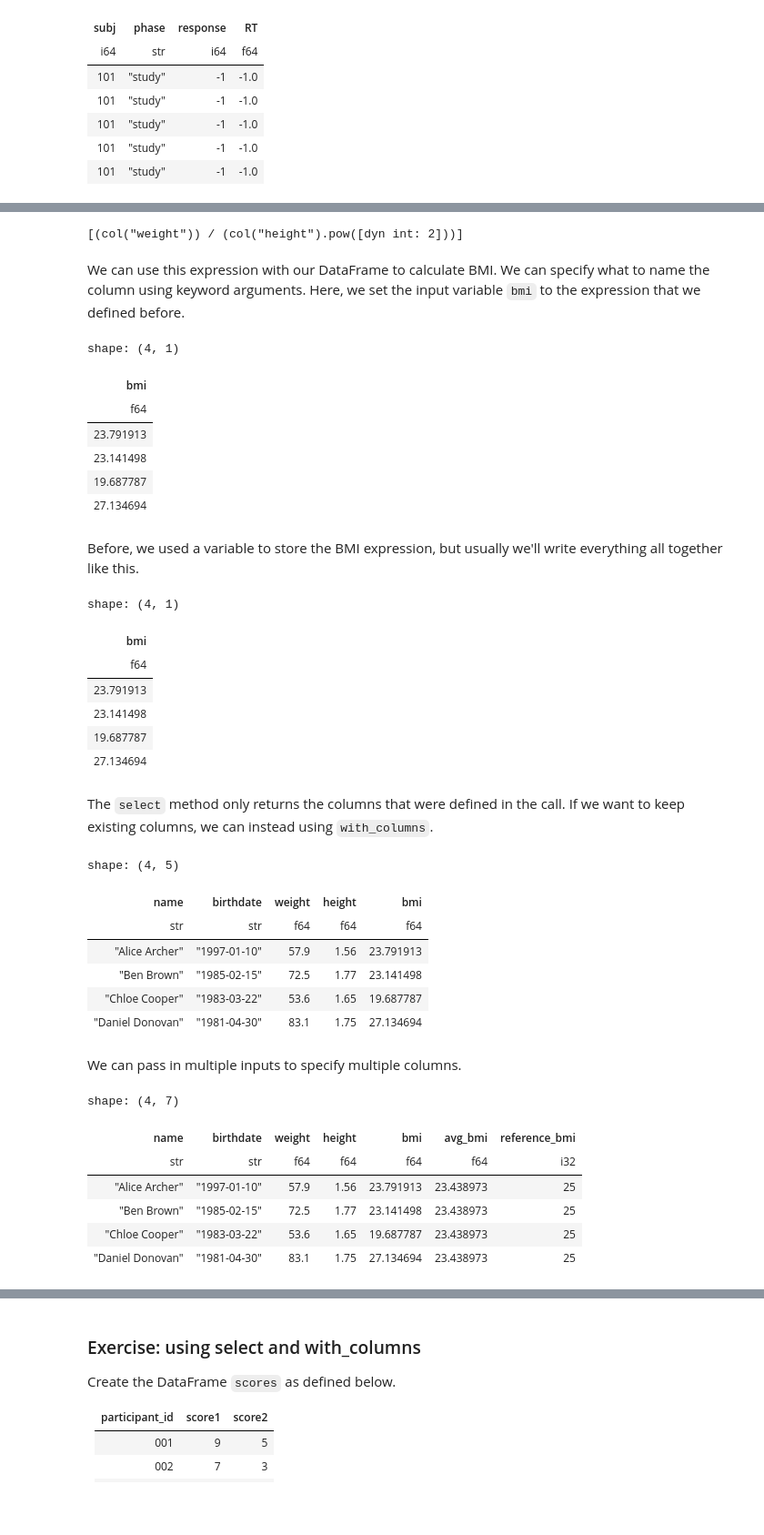
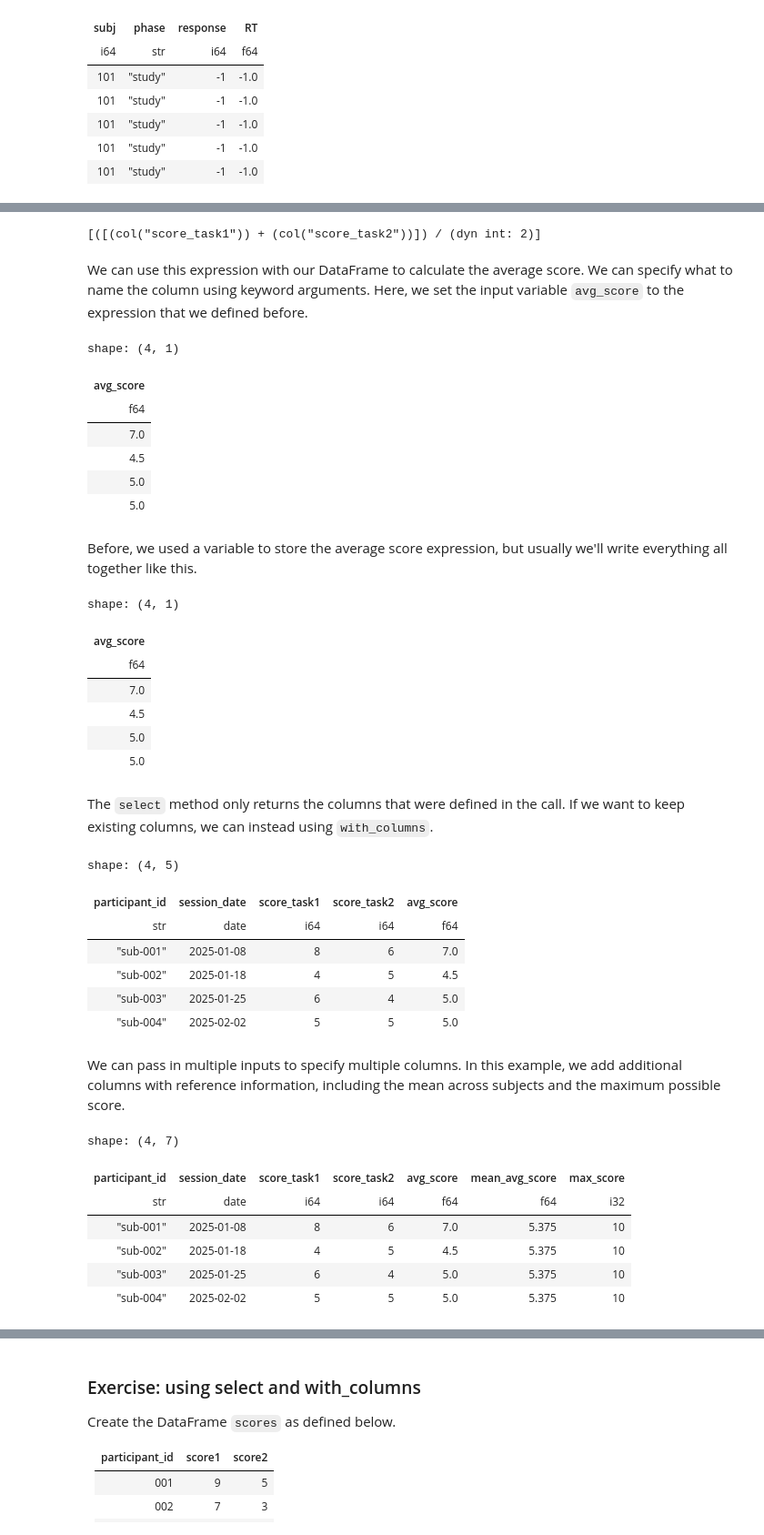
Before and after one commit to mortonne/datascipsych, a Jupyter notebook: chapters/chapter7/data_frames.ipynb, the cells around one changed output, grey strips where cells are left out. Shown at 91% size. Cells and saved outputs as stored; diff of their text form; code cells hidden in the pictures; blank space fills up the shorter version.

Commit message:
refactor: replace people example with more relevant dataset

```diff
--- a/chapters/chapter7/data_frames.ipynb
+++ b/chapters/chapter7/data_frames.ipynb
@@ -242,5 +242,5 @@ Select is very powerful, and can be used for much more than just getting a subse
 # %%
-people = pl.read_csv("people.csv")
-people
+participants = pl.read_csv("participants.csv", try_parse_dates=True)
+participants
 # %% [output]
 shape: (4, 4)
@@ -255,58 +255,58 @@ In this example from the [Polars user guide](https://docs.pola.rs/user-guide/con
 # %%
-bmi_expr = pl.col("weight") / (pl.col("height") ** 2)
-print(bmi_expr)
+avg_expr = (pl.col("score_task1") + pl.col("score_task2")) / 2
+print(avg_expr)
 # %% [output]
-[(col("weight")) / (col("height").pow([dyn int: 2]))]
+[([(col("score_task1")) + (col("score_task2"))]) / (dyn int: 2)]
 # %% [markdown]
-We can use this expression with our DataFrame to calculate BMI. We can specify what to name the column using keyword arguments. Here, we set the input variable `bmi` to the expression that we defined before.
+We can use this expression with our DataFrame to calculate the average score. We can specify what to name the column using keyword arguments. Here, we set the input variable `avg_score` to the expression that we defined before.
 # %%
-people.select(bmi=bmi_expr)
+participants.select(avg_score=avg_expr)
 # %% [output]
 shape: (4, 1)
-| bmi |
+| avg_score |
 | f64 |
-| 23.791913 |
-| 23.141498 |
-| 19.687787 |
-| 27.134694 |
+| 7.0 |
+| 4.5 |
+| 5.0 |
+| 5.0 |
 # %% [markdown]
-Before, we used a variable to store the BMI expression, but usually we'll write everything all together like this.
+Before, we used a variable to store the average score expression, but usually we'll write everything all together like this.
 # %%
-people.select(bmi=pl.col("weight") / (pl.col("height") ** 2))
+participants.select(avg_score=(pl.col("score_task1") + pl.col("score_task2")) / 2)
 # %% [output]
 shape: (4, 1)
-| bmi |
+| avg_score |
 | f64 |
-| 23.791913 |
-| 23.141498 |
-| 19.687787 |
-| 27.134694 |
+| 7.0 |
+| 4.5 |
+| 5.0 |
+| 5.0 |
 # %% [markdown]
 The `select` method only returns the columns that were defined in the call. If we want to keep existing columns, we can instead using `with_columns`.
 # %%
-people.with_columns(bmi=pl.col("weight") / (pl.col("height") ** 2))
+participants.with_columns(avg_score=(pl.col("score_task1") + pl.col("score_task2")) / 2)
 # %% [output]
 shape: (4, 5)
-| name | birthdate | weight | height | bmi |
-| str | str | f64 | f64 | f64 |
-| "Alice Archer" | "1997-01-10" | 57.9 | 1.56 | 23.791913 |
-| "Ben Brown" | "1985-02-15" | 72.5 | 1.77 | 23.141498 |
-| "Chloe Cooper" | "1983-03-22" | 53.6 | 1.65 | 19.687787 |
-| "Daniel Donovan" | "1981-04-30" | 83.1 | 1.75 | 27.134694 |
+| participant_id | session_date | score_task1 | score_task2 | avg_score |
+| str | date | i64 | i64 | f64 |
+| "sub-001" | 2025-01-08 | 8 | 6 | 7.0 |
+| "sub-002" | 2025-01-18 | 4 | 5 | 4.5 |
+| "sub-003" | 2025-01-25 | 6 | 4 | 5.0 |
+| "sub-004" | 2025-02-02 | 5 | 5 | 5.0 |
 # %% [markdown]
-We can pass in multiple inputs to specify multiple columns.
+We can pass in multiple inputs to specify multiple columns. In this example, we add additional columns with reference information, including the mean across subjects and the maximum possible score.
 # %%
-people.with_columns(
-    bmi=bmi_expr,
-    avg_bmi=bmi_expr.mean(),
-    reference_bmi=25,
+participants.with_columns(
+    avg_score=avg_expr,              # expression to calculate average
+    mean_avg_score=avg_expr.mean(),  # mean across participants
+    max_score=10,                    # max possible score
 )
 # %% [output]
 shape: (4, 7)
-| name | birthdate | weight | height | bmi | avg_bmi | reference_bmi |
-| str | str | f64 | f64 | f64 | f64 | i32 |
-| "Alice Archer" | "1997-01-10" | 57.9 | 1.56 | 23.791913 | 23.438973 | 25 |
-| "Ben Brown" | "1985-02-15" | 72.5 | 1.77 | 23.141498 | 23.438973 | 25 |
-| "Chloe Cooper" | "1983-03-22" | 53.6 | 1.65 | 19.687787 | 23.438973 | 25 |
-| "Daniel Donovan" | "1981-04-30" | 83.1 | 1.75 | 27.134694 | 23.438973 | 25 |
+| participant_id | session_date | score_task1 | score_task2 | avg_score | mean_avg_score | max_score |
+| str | date | i64 | i64 | f64 | f64 | i32 |
+| "sub-001" | 2025-01-08 | 8 | 6 | 7.0 | 5.375 | 10 |
+| "sub-002" | 2025-01-18 | 4 | 5 | 4.5 | 5.375 | 10 |
+| "sub-003" | 2025-01-25 | 6 | 4 | 5.0 | 5.375 | 10 |
+| "sub-004" | 2025-02-02 | 5 | 5 | 5.0 | 5.375 | 10 |
 # %% [markdown]
```
Also changed, not shown: parts of 13 cells of this notebook, 4 other files.
